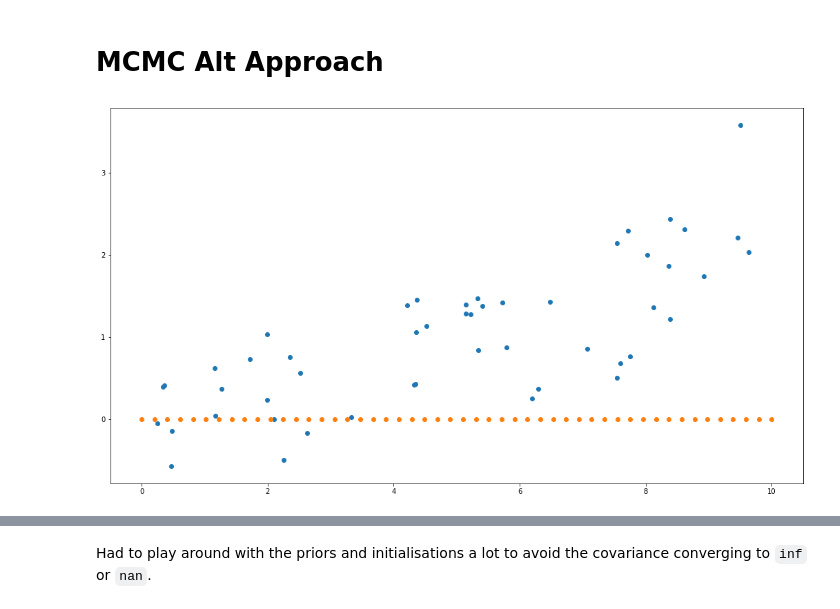
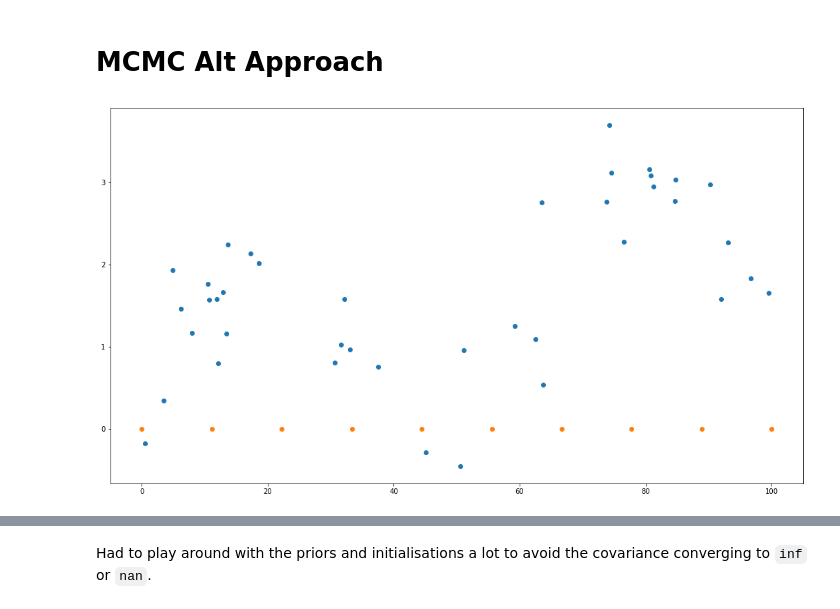
Before and after one commit to wunsworth/AirPollutionSensor, a Jupyter notebook: Notebooks/MCMCAltApproach.ipynb, the cells around one changed output, grey strips where cells are left out. Drawn from its saved outputs; the diff is of its cells as text; code cells hidden in the pictures.

```diff
--- a/Notebooks/MCMCAltApproach.ipynb
+++ b/Notebooks/MCMCAltApproach.ipynb
@@ -20,24 +20,26 @@ f64 = gpflow.utilities.to_default_float
 f64 = gpflow.utilities.to_default_float
 # %%
 def f(x):
-    return 0.2 * x
+    return 0.2 * np.sqrt(x) + np.sin(x/10)
 # %%
 obs_noise = 0.5
-num_points = 50
-inducing = 50
-Xrange = (0, 10)
+num_points = 40
+inducing = 10
+Xrange = (0, 100)
 
 X = np.random.uniform(Xrange[0], Xrange[1], (num_points, 1))
 Z = np.linspace(Xrange[0], Xrange[1], inducing)[:, None]
 Y = f(X) + np.random.normal(0., obs_noise, (num_points, 1))
+Xtest = np.linspace(np.min(X), np.max(X), 200)[:, None]
+
 
 plt.figure(figsize=(18, 10))
 plt.scatter(X, Y)
 plt.scatter(Z, [0 for i in Z])
 
 data = (X, Y)
 # %% [output]
-[figure, old version]
+[figure, new version]
 # %%
 kernel = gpflow.kernels.Matern52()
 likelihood = gpflow.likelihoods.Gaussian()
```
Also changed, not shown: parts of 14 cells of this notebook, 4 other files.
